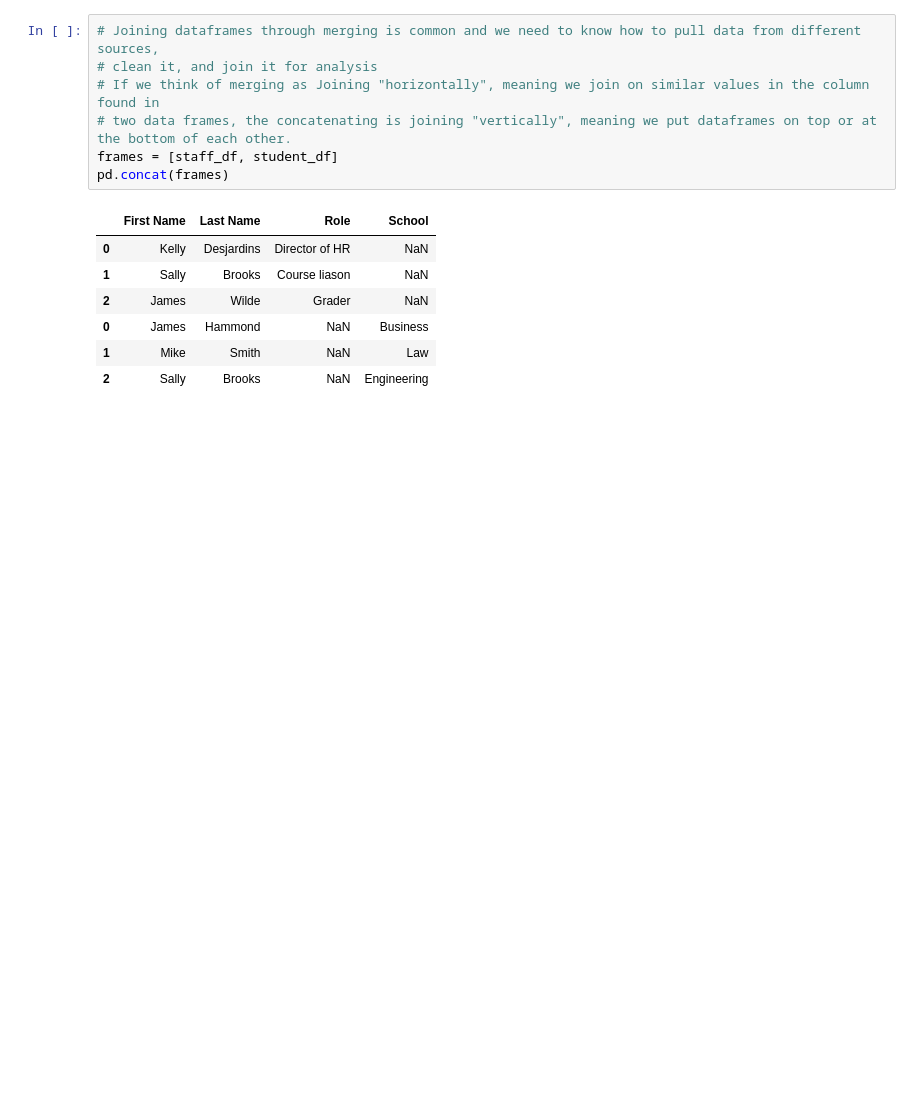
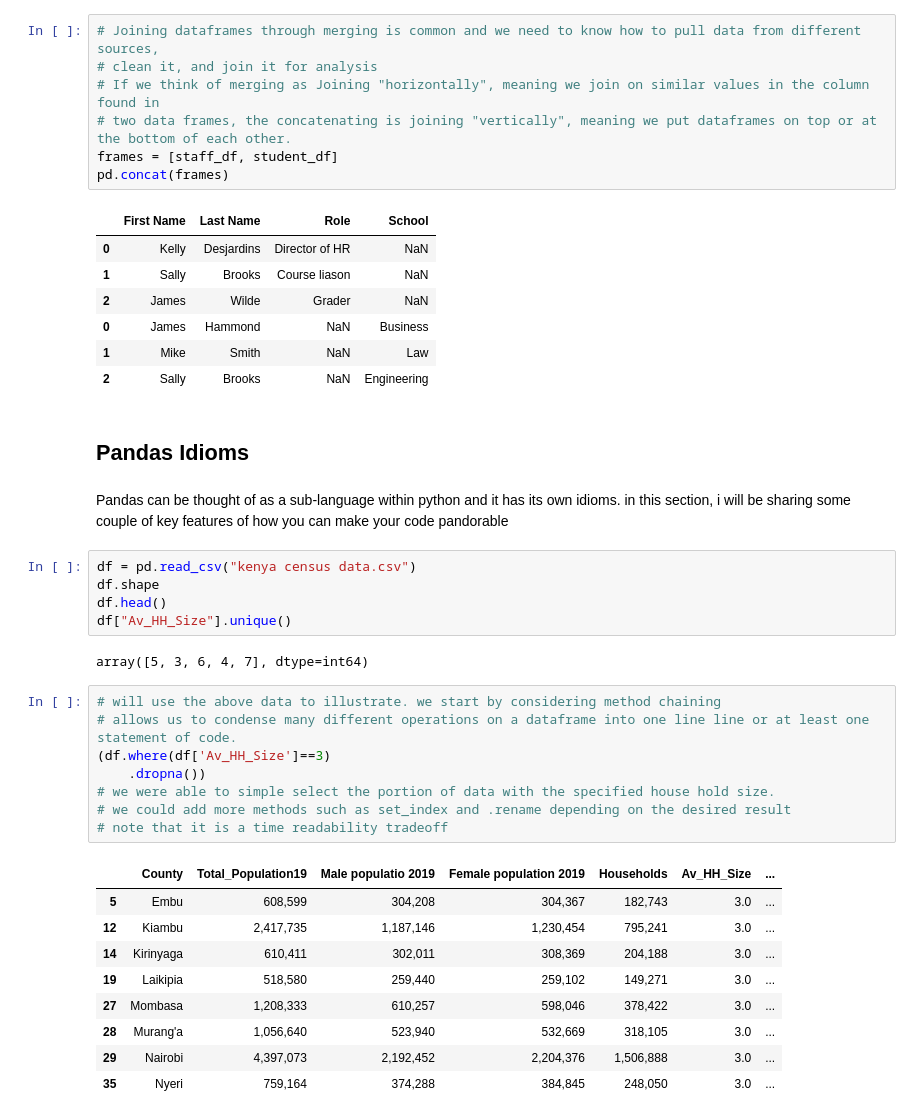
Before and after one commit to Stevenmahugu/Data-Science-Work-Flows, a Jupyter notebook: Data Science with python/notes/More Data Processing with Pnadas.ipynb, the cells around one changed output. Saved outputs shown, nothing was run; the diff lists cells and outputs as text; blank space fills up the shorter version.

```diff
--- a/Data Science with python/notes/More Data Processing with Pnadas.ipynb
+++ b/Data Science with python/notes/More Data Processing with Pnadas.ipynb
@@ -136,3 +136,32 @@ pd.concat(frames)
 | 0 | James | Hammond | NaN | Business |
 | 1 | Mike | Smith | NaN | Law |
 | 2 | Sally | Brooks | NaN | Engineering |
+# %% [markdown]
+## Pandas Idioms
+# %% [markdown]
+Pandas can be thought of as a sub-language within python and it has its own idioms. in this section, i will be sharing some couple of key features of how you can make your code pandorable
+# %%
+df = pd.read_csv("kenya census data.csv")
+df.shape
+df.head()
+df["Av_HH_Size"].unique()
+# %% [output]
+array([5, 3, 6, 4, 7], dtype=int64)
+# %%
+# will use the above data to illustrate. we start by considering method chaining
+# allows us to condense many different operations on a dataframe into one line line or at least one statement of code.
+(df.where(df['Av_HH_Size']==3)
+    .dropna())
+# we were able to simple select the portion of data with the specified house hold size.
+# we could add more methods such as set_index and .rename depending on the desired result
+# note that it is a time readability tradeoff
+# %% [output]
+|  | County | Total_Population19 | Male populatio 2019 | Female population 2019 | Households | Av_HH_Size | ... |
+| 5 | Embu | 608,599 | 304,208 | 304,367 | 182,743 | 3.0 | ... |
+| 12 | Kiambu | 2,417,735 | 1,187,146 | 1,230,454 | 795,241 | 3.0 | ... |
+| 14 | Kirinyaga | 610,411 | 302,011 | 308,369 | 204,188 | 3.0 | ... |
+| 19 | Laikipia | 518,580 | 259,440 | 259,102 | 149,271 | 3.0 | ... |
+| 27 | Mombasa | 1,208,333 | 610,257 | 598,046 | 378,422 | 3.0 | ... |
+| 28 | Murang'a | 1,056,640 | 523,940 | 532,669 | 318,105 | 3.0 | ... |
+| 29 | Nairobi | 4,397,073 | 2,192,452 | 2,204,376 | 1,506,888 | 3.0 | ... |
+| 35 | Nyeri | 759,164 | 374,288 | 384,845 | 248,050 | 3.0 | ... |
```
Also changed, not shown: parts of 3 cells of this notebook, 6 other files.
